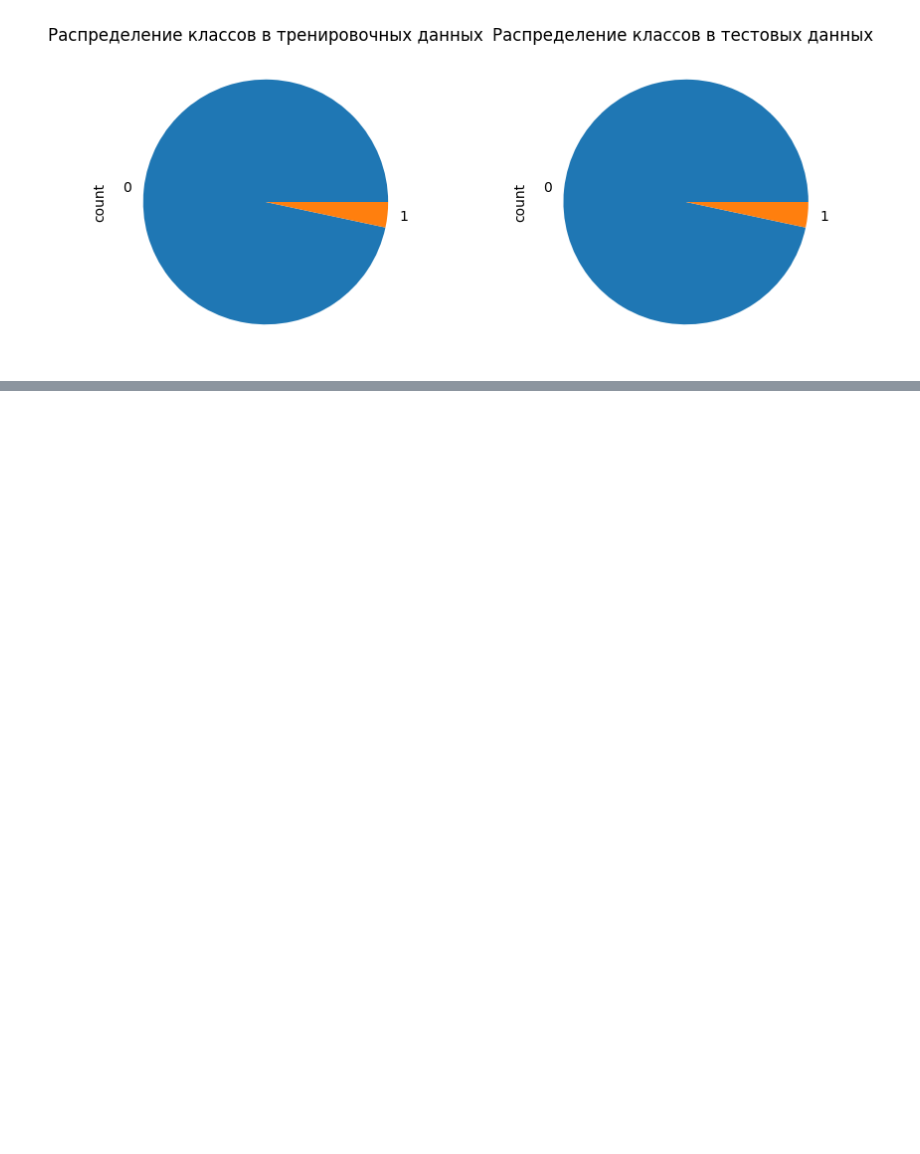
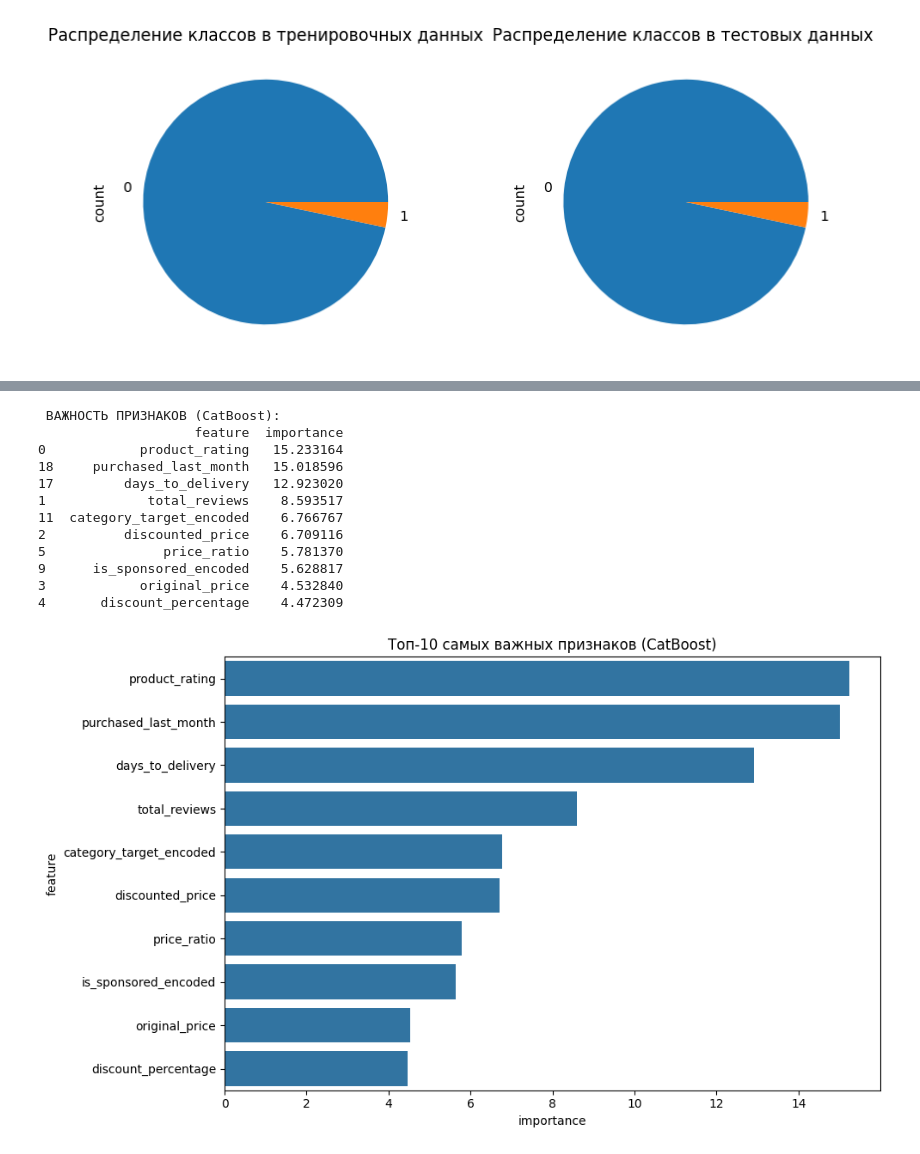
Before and after one commit to bertnyak/amazon_sales, a Jupyter notebook: amazon_sales_dataset.ipynb, the cells around one changed output, grey strips where cells are left out. Drawn from its saved outputs; the diff is of its cells as text; code cells hidden in the pictures; blank space fills up the shorter version.

```diff
--- a/amazon_sales_dataset.ipynb
+++ b/amazon_sales_dataset.ipynb
@@ -528,0 +863,31 @@ Shrink model to first 63 iterations.
+# %%
+# Анализ важности признаков CatBoost
+feature_importance = catboost_model.get_feature_importance()
+importance_df = pd.DataFrame({
+    'feature': all_features,
+    'importance': feature_importance
+}).sort_values('importance', ascending=False)
+
+print(" ВАЖНОСТЬ ПРИЗНАКОВ (CatBoost):")
+print(importance_df.head(10))
+
+# Визуализация
+plt.figure(figsize=(10, 6))
+sns.barplot(data=importance_df.head(10), x='importance', y='feature')
+plt.title('Топ-10 самых важных признаков (CatBoost)')
+plt.tight_layout()
+plt.show()
+# %% [output]
+ ВАЖНОСТЬ ПРИЗНАКОВ (CatBoost):
+                    feature  importance
+0            product_rating   15.233164
+18     purchased_last_month   15.018596
+17         days_to_delivery   12.923020
+1             total_reviews    8.593517
+11  category_target_encoded    6.766767
+2          discounted_price    6.709116
+5               price_ratio    5.781370
+9      is_sponsored_encoded    5.628817
+3            original_price    4.532840
+4       discount_percentage    4.472309
+[figure, added]
```
Also changed, not shown: parts of 37 cells of this notebook, 4 other files.
